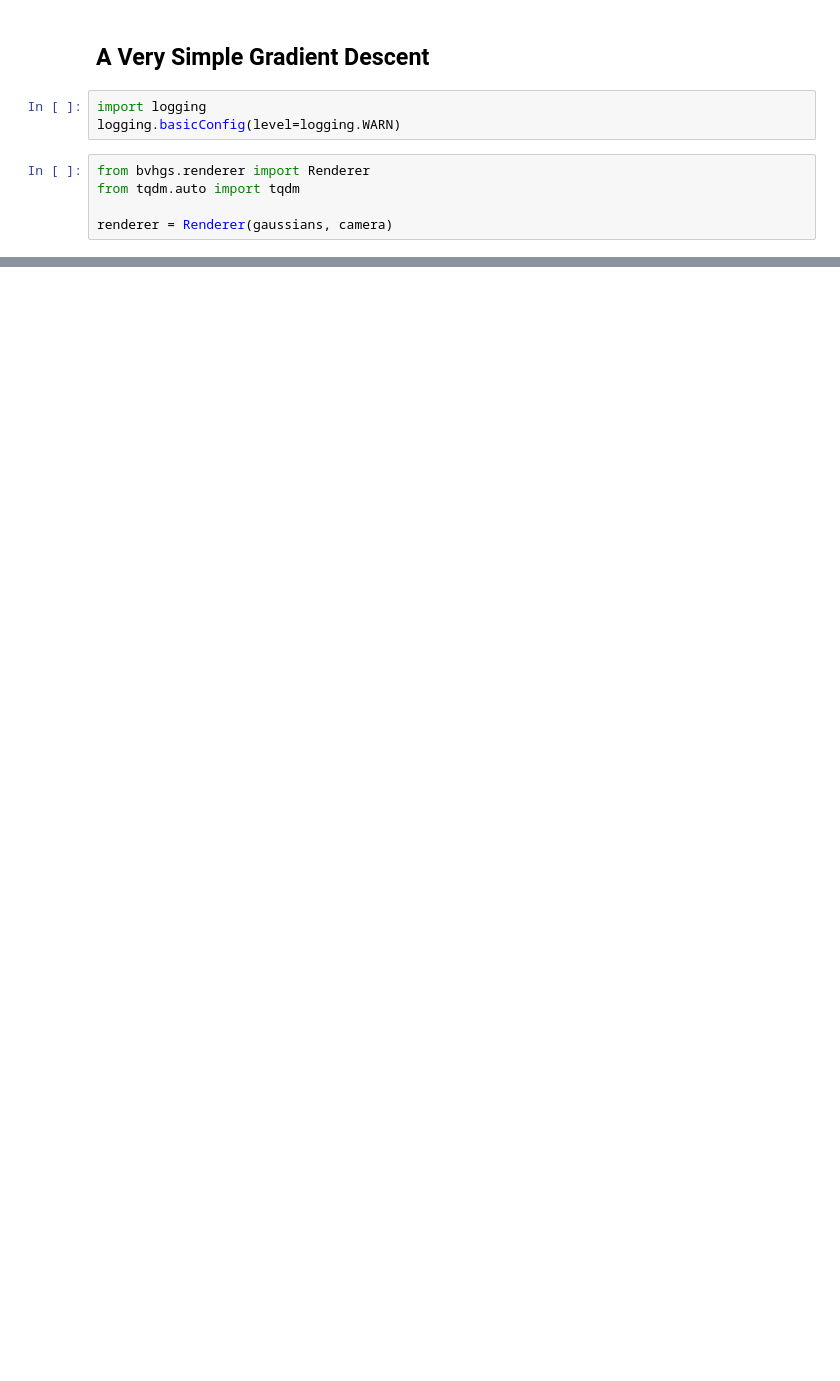
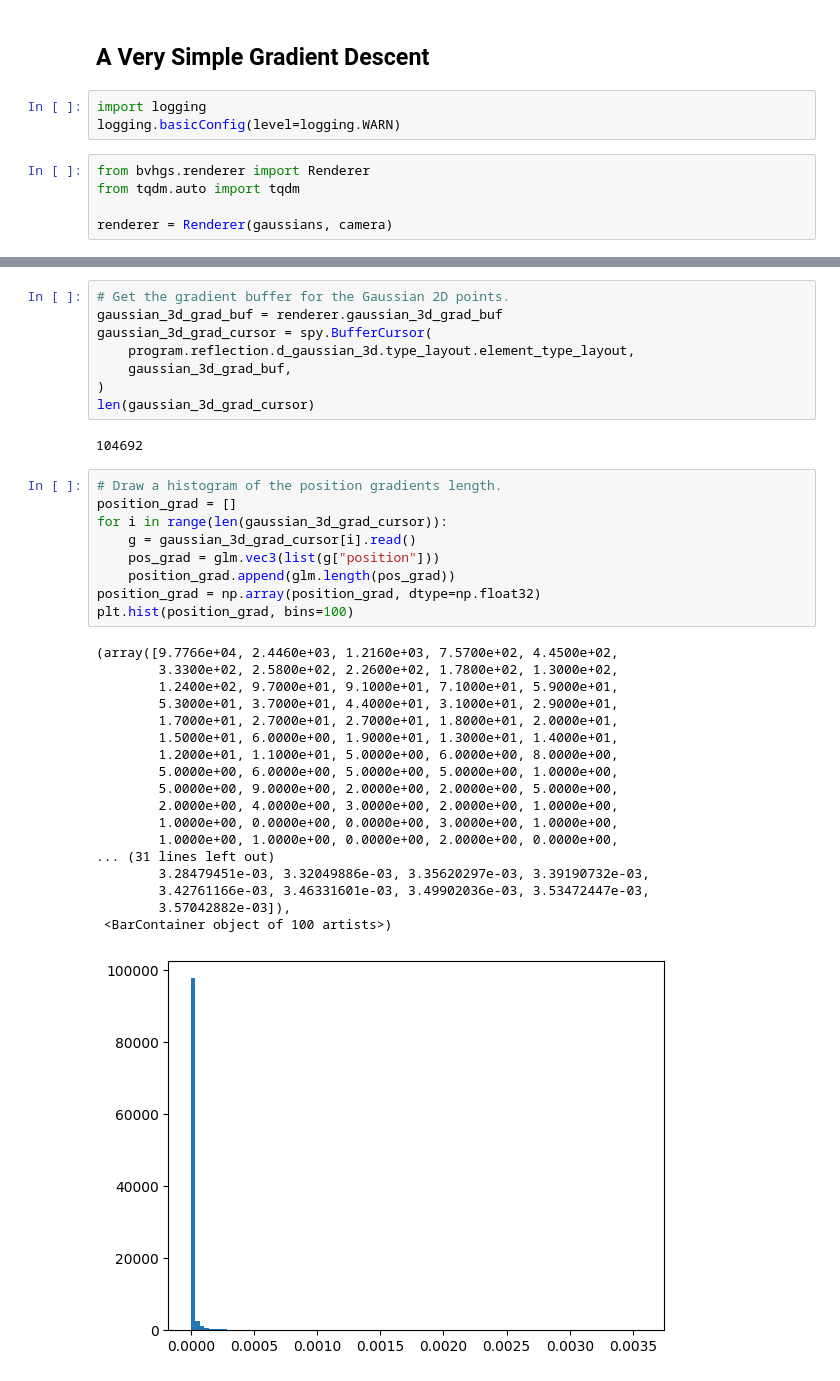
Before and after one commit to fangjunzhou/gslang, a Jupyter notebook: notebooks/optimizer.ipynb, the cells around one changed output, grey strips where cells are left out. Drawn from its saved outputs; the diff is of its cells as text; blank space fills up the shorter version.

```diff
--- a/notebooks/optimizer.ipynb
+++ b/notebooks/optimizer.ipynb
@@ -723,0 +767,38 @@ np.max(arr, axis=0), np.min(arr, axis=0)
+# %%
+# Get the gradient buffer for the Gaussian 2D points.
+gaussian_3d_grad_buf = renderer.gaussian_3d_grad_buf
+gaussian_3d_grad_cursor = spy.BufferCursor(
+    program.reflection.d_gaussian_3d.type_layout.element_type_layout,
+    gaussian_3d_grad_buf,
+)
+len(gaussian_3d_grad_cursor)
+# %% [output]
+104692
+# %%
+# Draw a histogram of the position gradients length.
+position_grad = []
+for i in range(len(gaussian_3d_grad_cursor)):
+    g = gaussian_3d_grad_cursor[i].read()
+    pos_grad = glm.vec3(list(g["position"]))
+    position_grad.append(glm.length(pos_grad))
+position_grad = np.array(position_grad, dtype=np.float32)
+plt.hist(position_grad, bins=100)
+# %% [output]
+(array([9.7766e+04, 2.4460e+03, 1.2160e+03, 7.5700e+02, 4.4500e+02,
+        3.3300e+02, 2.5800e+02, 2.2600e+02, 1.7800e+02, 1.3000e+02,
+        1.2400e+02, 9.7000e+01, 9.1000e+01, 7.1000e+01, 5.9000e+01,
+        5.3000e+01, 3.7000e+01, 4.4000e+01, 3.1000e+01, 2.9000e+01,
+        1.7000e+01, 2.7000e+01, 2.7000e+01, 1.8000e+01, 2.0000e+01,
+        1.5000e+01, 6.0000e+00, 1.9000e+01, 1.3000e+01, 1.4000e+01,
+        1.2000e+01, 1.1000e+01, 5.0000e+00, 6.0000e+00, 8.0000e+00,
+        5.0000e+00, 6.0000e+00, 5.0000e+00, 5.0000e+00, 1.0000e+00,
+        5.0000e+00, 9.0000e+00, 2.0000e+00, 2.0000e+00, 5.0000e+00,
+        2.0000e+00, 4.0000e+00, 3.0000e+00, 2.0000e+00, 1.0000e+00,
+        1.0000e+00, 0.0000e+00, 0.0000e+00, 3.0000e+00, 1.0000e+00,
+        1.0000e+00, 1.0000e+00, 0.0000e+00, 2.0000e+00, 0.0000e+00,
+... (31 lines left out)
+        3.28479451e-03, 3.32049886e-03, 3.35620297e-03, 3.39190732e-03,
+        3.42761166e-03, 3.46331601e-03, 3.49902036e-03, 3.53472447e-03,
+        3.57042882e-03]),
+ <BarContainer object of 100 artists>)
+[figure, added]
```
Also changed, not shown: parts of 33 cells of this notebook, 3 other files.
